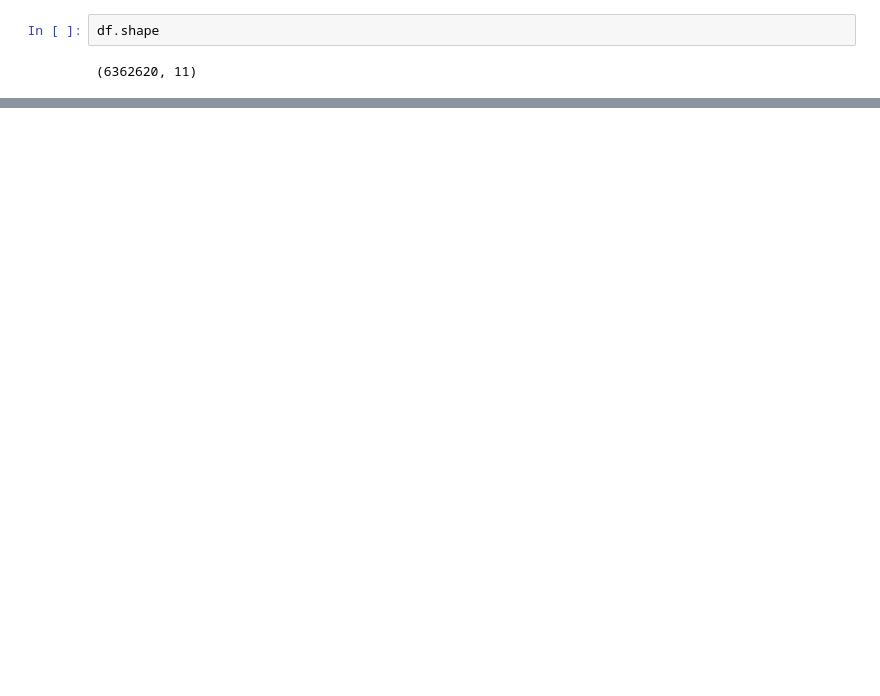
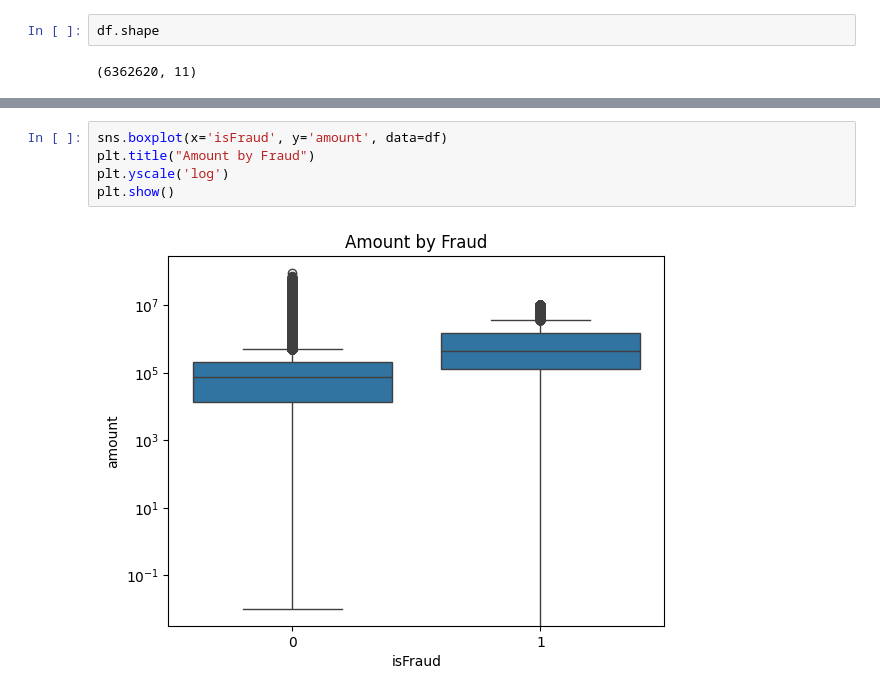
Before and after one commit to EishaEnan/mlops-real-time-fraud-detection-system, a Jupyter notebook: notebooks/01_eda_paysim.ipynb, the cells around one changed output, grey strips where cells are left out. Cells and saved outputs as stored; diff of their text form; blank space fills up the shorter version.

```diff
--- a/notebooks/01_eda_paysim.ipynb
+++ b/notebooks/01_eda_paysim.ipynb
@@ -59,0 +141,7 @@ processed_df.head()
+# %%
+sns.boxplot(x='isFraud', y='amount', data=df)
+plt.title("Amount by Fraud")
+plt.yscale('log')
+plt.show()
+# %% [output]
+[figure, added]
```
Also changed, not shown: parts of 41 cells of this notebook, 3 other files.
